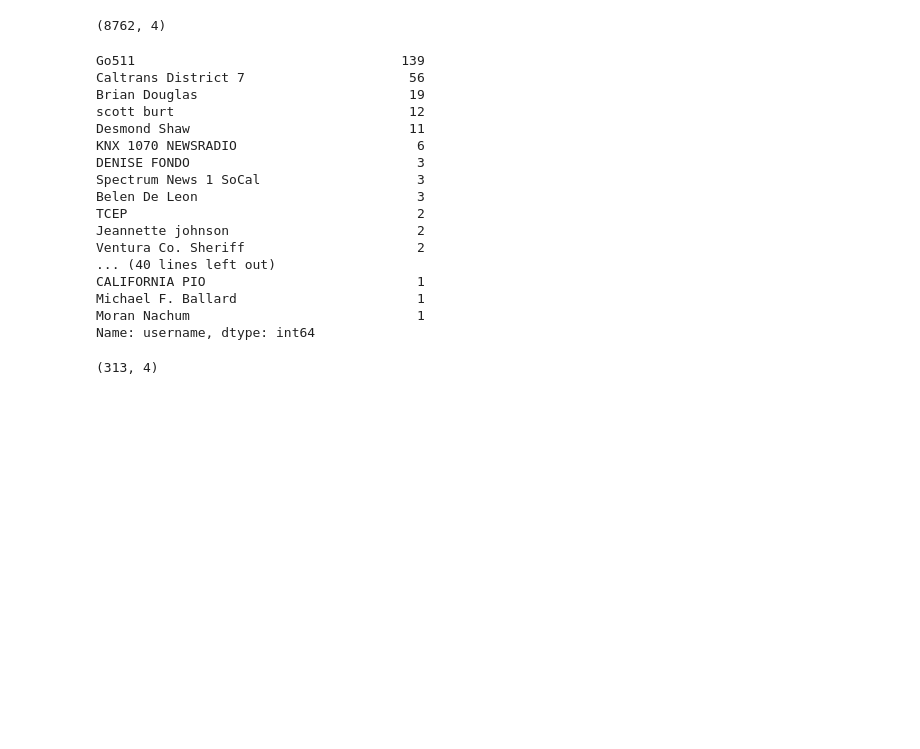
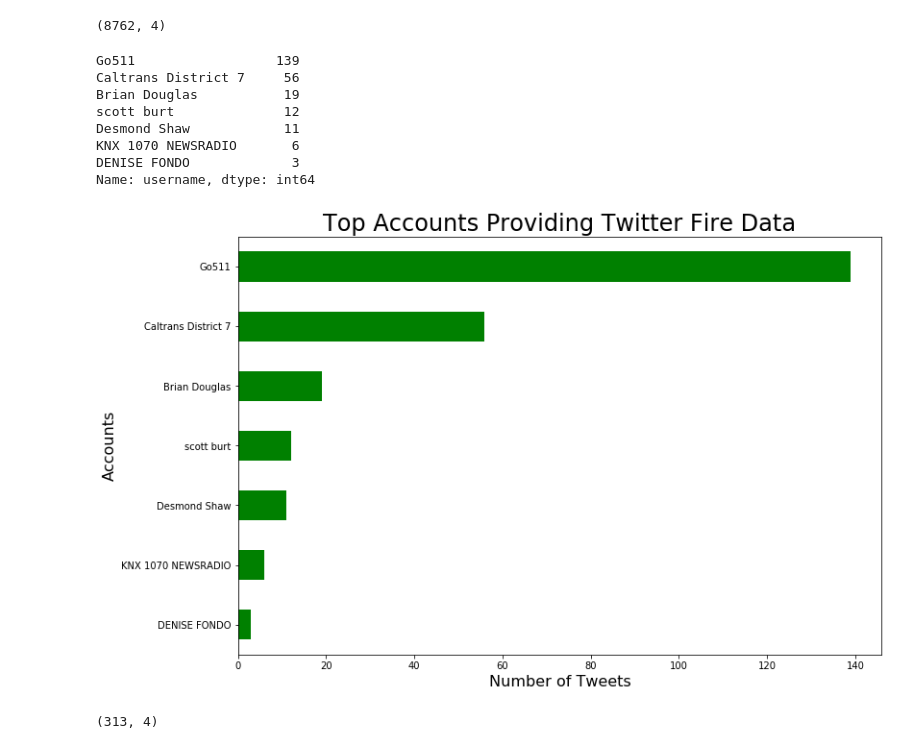
Before and after one commit to reneemarama/real_time_traffic, a Jupyter notebook: 4_Supervised_Unsupervised_Modeling.ipynb, the cells around one changed output. Cells and saved outputs as stored; diff of their text form; code cells hidden in the pictures; blank space fills up the shorter version.

```diff
--- a/4_Supervised_Unsupervised_Modeling.ipynb
+++ b/4_Supervised_Unsupervised_Modeling.ipynb
@@ -166,25 +166,25 @@ open_road.shape
 (8762, 4)
 # %%
 # find which handles tweeted the most about road closures
-closed_road['username'].value_counts()
+closed_road['username'].value_counts().iloc()[0:7]
 # %% [output]
-Go511                                  139
-Caltrans District 7                     56
-Brian Douglas                           19
-scott burt                              12
-Desmond Shaw                            11
-KNX 1070 NEWSRADIO                       6
-DENISE FONDO                             3
-Spectrum News 1 SoCal                    3
-Belen De Leon                            3
-TCEP                                     2
-Jeannette johnson                        2
-Ventura Co. Sheriff                      2
-... (40 lines left out)
-CALIFORNIA PIO                           1
-Michael F. Ballard                       1
-Moran Nachum                             1
+Go511                  139
+Caltrans District 7     56
+Brian Douglas           19
+scott burt              12
+Desmond Shaw            11
+KNX 1070 NEWSRADIO       6
+DENISE FONDO             3
 Name: username, dtype: int64
+# %%
+plt.figure(figsize=(12, 8))
+closed_road['username'].value_counts(ascending=True).tail(7).plot(kind='barh', color='g')
+plt.title("Top Accounts Providing Twitter Fire Data", fontsize = 24)
+plt.xlabel("Number of Tweets", fontsize=16)
+plt.ylabel("Accounts", fontsize=16)
+plt.savefig('./Assets/top_accounts.png');
+# %% [output]
+[figure, added]
 # %%
 closed_road.shape
 # %% [output]
```
Also changed, not shown: parts of 57 cells of this notebook, 5 other files.
